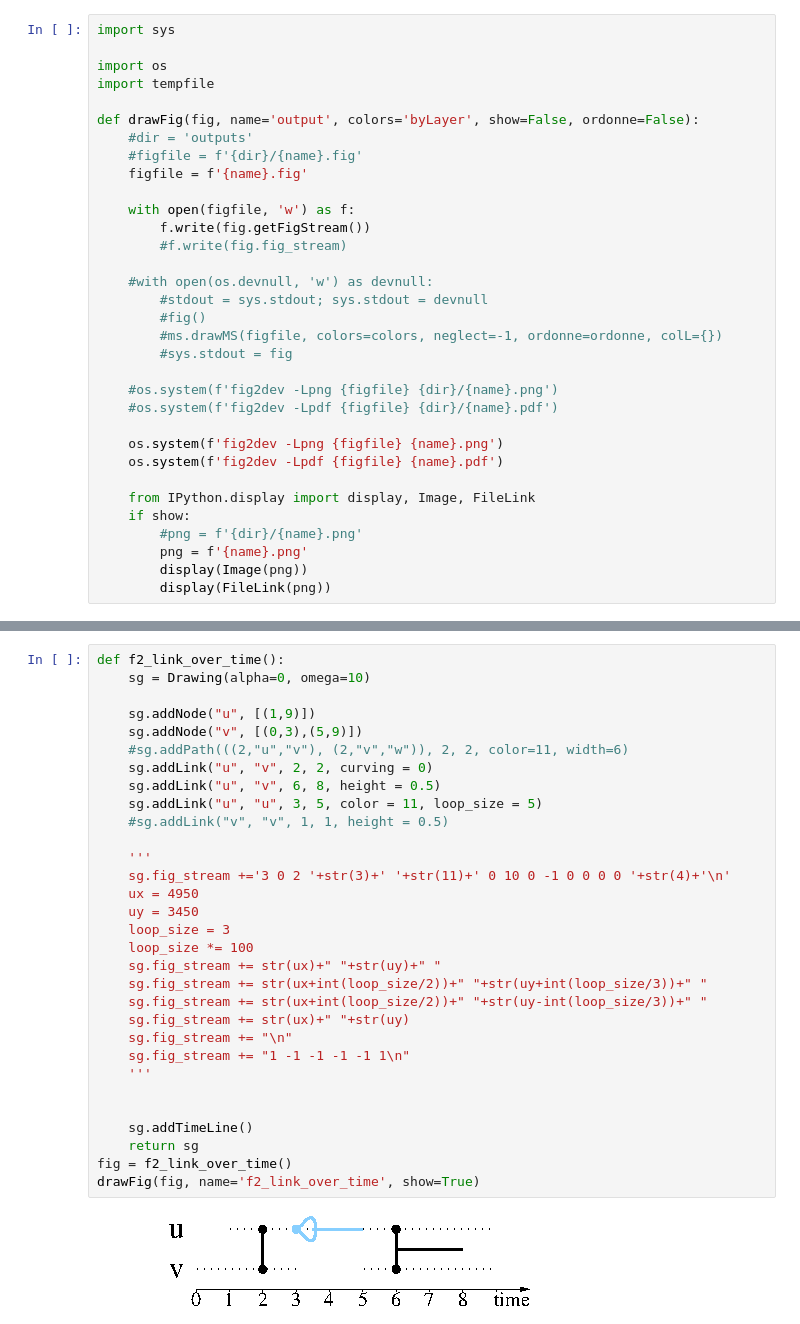
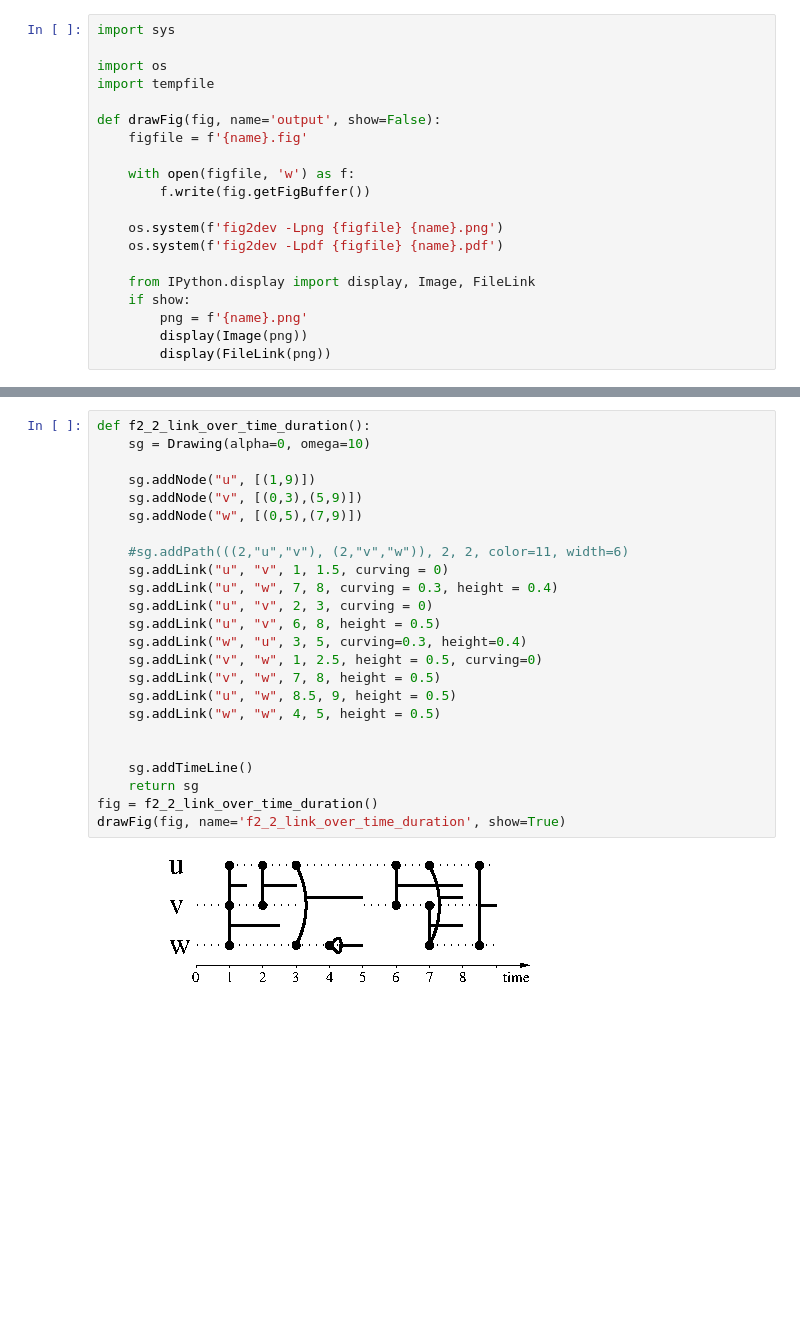
Before and after one commit to TiphaineV/streamfig, a Jupyter notebook: examples/jupy-test.ipynb, the cells around one changed output, grey strips where cells are left out. Drawn from its saved outputs; the diff is of its cells as text; blank space fills up the shorter version.

```diff
--- a/examples/jupy-test.ipynb
+++ b/examples/jupy-test.ipynb
@@ -14,30 +11,17 @@ import sys
 import os
 import tempfile
 
-def drawFig(fig, name='output', colors='byLayer', show=False, ordonne=False):
-    #dir = 'outputs'
-    #figfile = f'{dir}/{name}.fig'
+def drawFig(fig, name='output', show=False):
     figfile = f'{name}.fig'
 
     with open(figfile, 'w') as f:
-        f.write(fig.getFigStream())
-        #f.write(fig.fig_stream)
-
-    #with open(os.devnull, 'w') as devnull:
-        #stdout = sys.stdout; sys.stdout = devnull
-        #fig()
-        #ms.drawMS(figfile, colors=colors, neglect=-1, ordonne=ordonne, colL={})
-        #sys.stdout = fig
-
-    #os.system(f'fig2dev -Lpng {figfile} {dir}/{name}.png')
-    #os.system(f'fig2dev -Lpdf {figfile} {dir}/{name}.pdf')
+        f.write(fig.getFigBuffer())
 
     os.system(f'fig2dev -Lpng {figfile} {name}.png')
     os.system(f'fig2dev -Lpdf {figfile} {name}.pdf')
 
     from IPython.display import display, Image, FileLink
     if show:
-        #png = f'{dir}/{name}.png'
         png = f'{name}.png'
         display(Image(png))
         display(FileLink(png))
@@ -85,33 +247,26 @@ drawFig(fig, name='f1_node_over_time', show=True)
 # %%
-def f2_link_over_time():
+def f2_2_link_over_time_duration():
     sg = Drawing(alpha=0, omega=10)
 
     sg.addNode("u", [(1,9)])
     sg.addNode("v", [(0,3),(5,9)])
+    sg.addNode("w", [(0,5),(7,9)])
+
     #sg.addPath(((2,"u","v"), (2,"v","w")), 2, 2, color=11, width=6)
-    sg.addLink("u", "v", 2, 2, curving = 0)
+    sg.addLink("u", "v", 1, 1.5, curving = 0)
+    sg.addLink("u", "w", 7, 8, curving = 0.3, height = 0.4)
+    sg.addLink("u", "v", 2, 3, curving = 0)
     sg.addLink("u", "v", 6, 8, height = 0.5)
-    sg.addLink("u", "u", 3, 5, color = 11, loop_size = 5)
-    #sg.addLink("v", "v", 1, 1, height = 0.5)
-
-    '''
-    sg.fig_stream +='3 0 2 '+str(3)+' '+str(11)+' 0 10 0 -1 0 0 0 0 '+str(4)+'\n'
-    ux = 4950
-    uy = 3450
-    loop_size = 3
-    loop_size *= 100
-    sg.fig_stream += str(ux)+" "+str(uy)+" "
-    sg.fig_stream += str(ux+int(loop_size/2))+" "+str(uy+int(loop_size/3))+" "
-    sg.fig_stream += str(ux+int(loop_size/2))+" "+str(uy-int(loop_size/3))+" "
-    sg.fig_stream += str(ux)+" "+str(uy)
-    sg.fig_stream += "\n"
-    sg.fig_stream += "1 -1 -1 -1 -1 1\n"
-    '''
+    sg.addLink("w", "u", 3, 5, curving=0.3, height=0.4)
+    sg.addLink("v", "w", 1, 2.5, height = 0.5, curving=0)
+    sg.addLink("v", "w", 7, 8, height = 0.5)
+    sg.addLink("u", "w", 8.5, 9, height = 0.5)
+    sg.addLink("w", "w", 4, 5, height = 0.5)
 
 
     sg.addTimeLine()
     return sg
-fig = f2_link_over_time()
-drawFig(fig, name='f2_link_over_time', show=True)
+fig = f2_2_link_over_time_duration()
+drawFig(fig, name='f2_2_link_over_time_duration', show=True)
 # %% [output]
-[figure, old version]
+[figure, new version]
```
Also changed, not shown: parts of 19 cells of this notebook, 1 other file.
